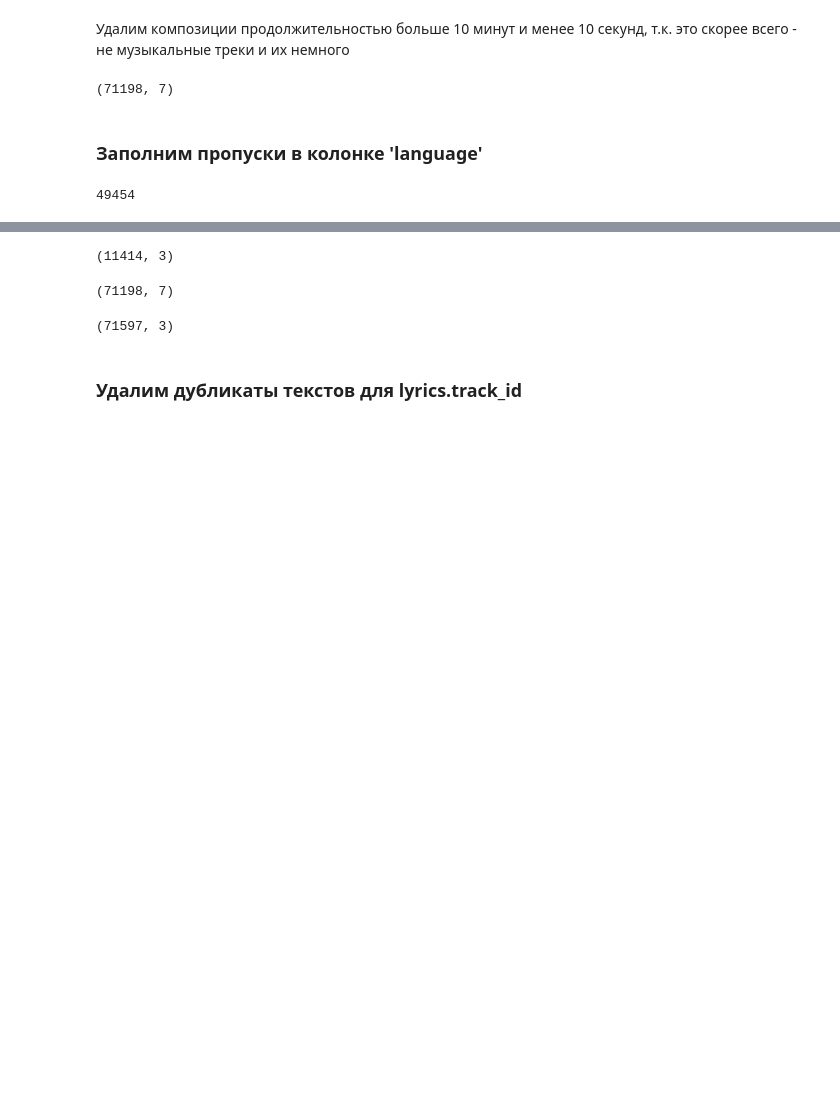
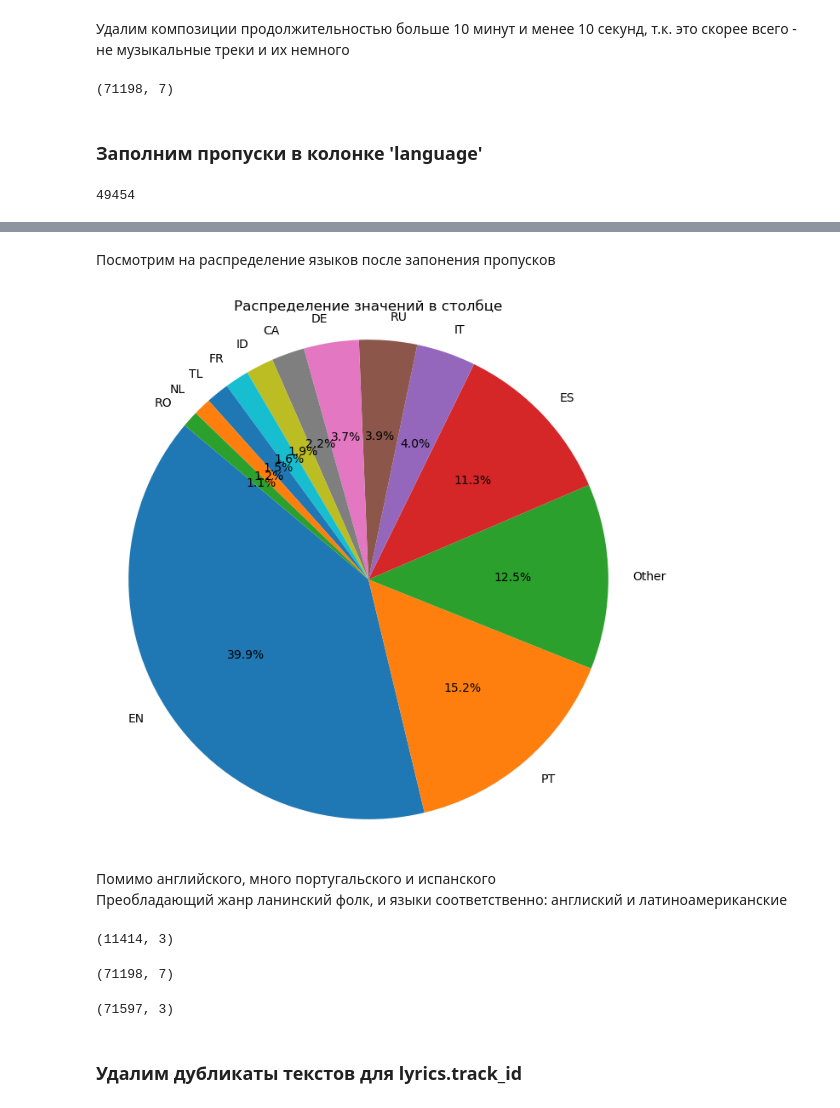
Before and after one commit to EkaterinaIII/Y_Music_NLP, a Jupyter notebook: y_music.ipynb, the cells around one changed output, grey strips where cells are left out. Cells and saved outputs as stored; diff of their text form; code cells hidden in the pictures; blank space fills up the shorter version.

```diff
--- a/y_music.ipynb
+++ b/y_music.ipynb
@@ -452,4 +550,13 @@ Wall time: 4min 59s
 69
+# %% [markdown]
+Посмотрим на распределение языков после запонения пропусков
+# %%
+plot_pie_chart(meta.language, 0.01)
+# %% [output]
+[figure, added]
+# %% [markdown]
+Помимо английского, много португальского и испанского\
+Преобладающий жанр ланинский фолк, и языки соответственно: англиский и латиноамериканские
 # %%
 lyrics.shape
 # %% [output]
```
Also changed, not shown: parts of 26 cells of this notebook.
